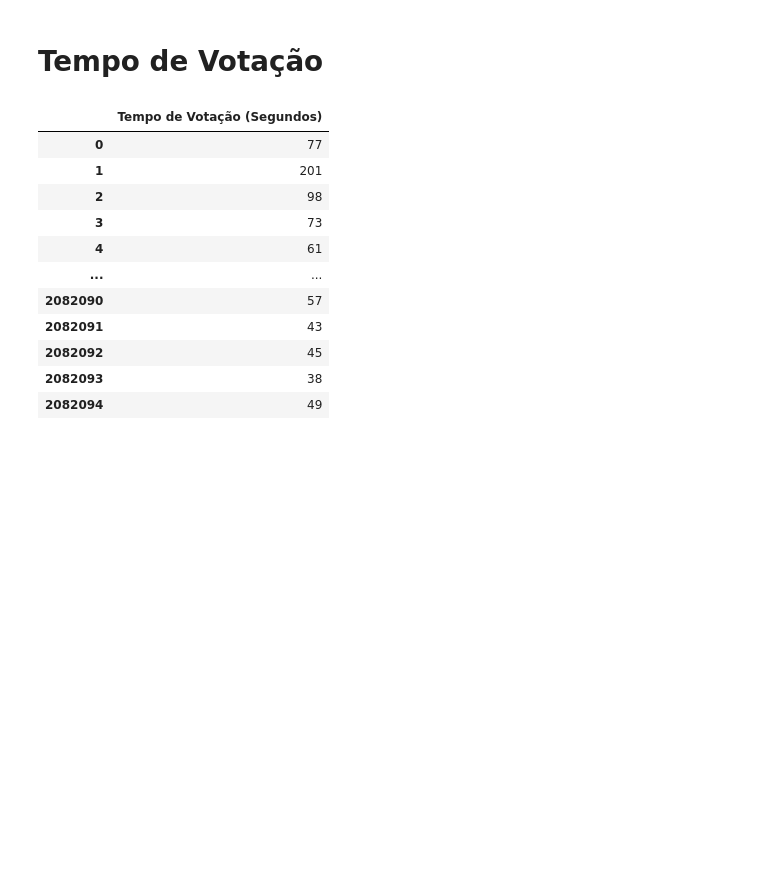
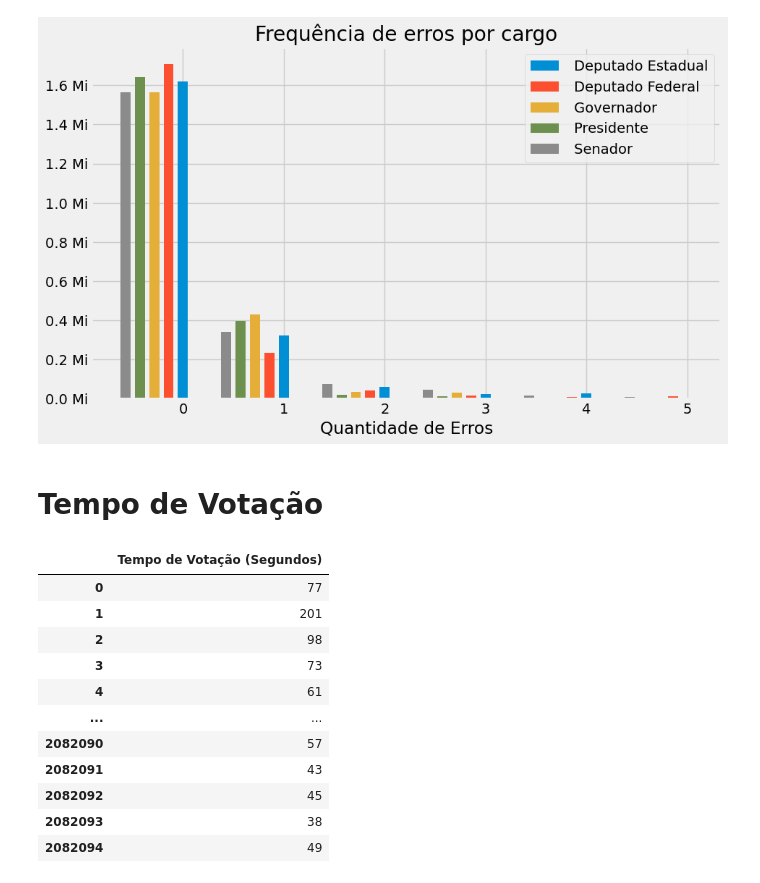
Before and after one commit to victorvieirat/log-urna, a Jupyter notebook: visualizando.ipynb, the cells around one changed output. Cells and saved outputs as stored; diff of their text form; code cells hidden in the pictures; blank space fills up the shorter version.

```diff
--- a/visualizando.ipynb
+++ b/visualizando.ipynb
@@ -147,0 +115,5 @@ plt.show()
+# %%
+erro_por_cargo = df.groupBy("descricao", "erro_nesse_cargo").count().toPandas()
+erro_por_cargo = erro_por_cargo.pivot_table(index='erro_nesse_cargo', columns='descricao', values='count', aggfunc='sum').fillna(0)
+erro_por_cargo = erro_por_cargo.loc[erro_por_cargo.index <=5 ]
+erro_por_cargo
@@ -148,3 +129,29 @@ plt.show()
+# %%
+import numpy as np
+def millions_formatter(x, pos):
+    return '{:.1f} Mi'.format(x * 1e-6)
+count = 0
+x_axis = erro_por_cargo.index*(len(erro_por_cargo.columns)+2)
+plt.figure(figsize=(10, 6))
+for col in erro_por_cargo.columns:
+    plt.bar(x_axis - count, erro_por_cargo[col], 0.7, label = col)
+    count+=1
+
+
+plt.xticks(x_axis, erro_por_cargo.index)
+plt.xlabel("Quantidade de Erros")
+titulo = "Frequência de erros por cargo"
+plt.title(titulo)
+plt.gca().yaxis.set_major_formatter(FuncFormatter(millions_formatter))
+
+
+nome_arquivo = unidecode(titulo).lower().replace(" ", "_")
+plt.legend()
+plt.savefig(f"app/img/bar_{nome_arquivo}.jpg", format="jpg")
+
+plt.show()
+# %% [output]
+[figure, added]
 # %% [markdown]
 # Tempo de Votação
 # %%
```
Also changed, not shown: parts of 22 cells of this notebook, 10 other files.
